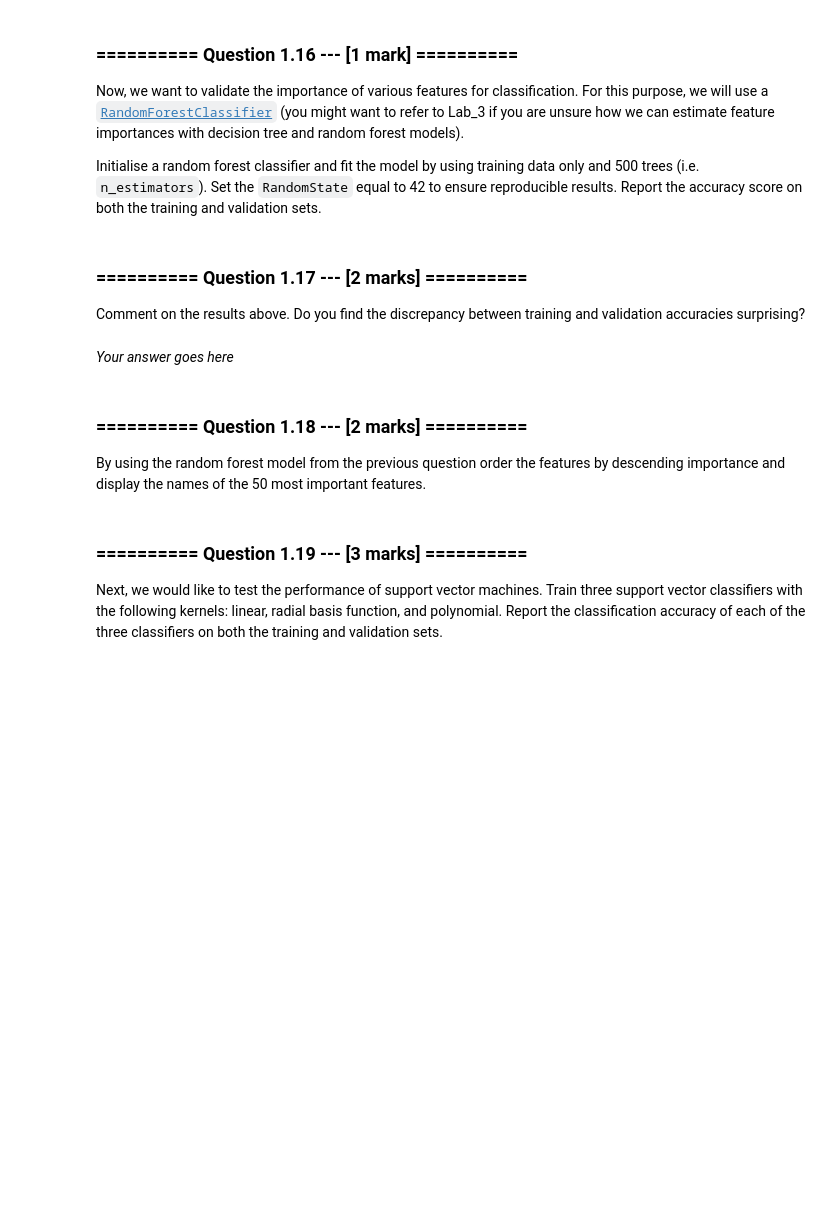
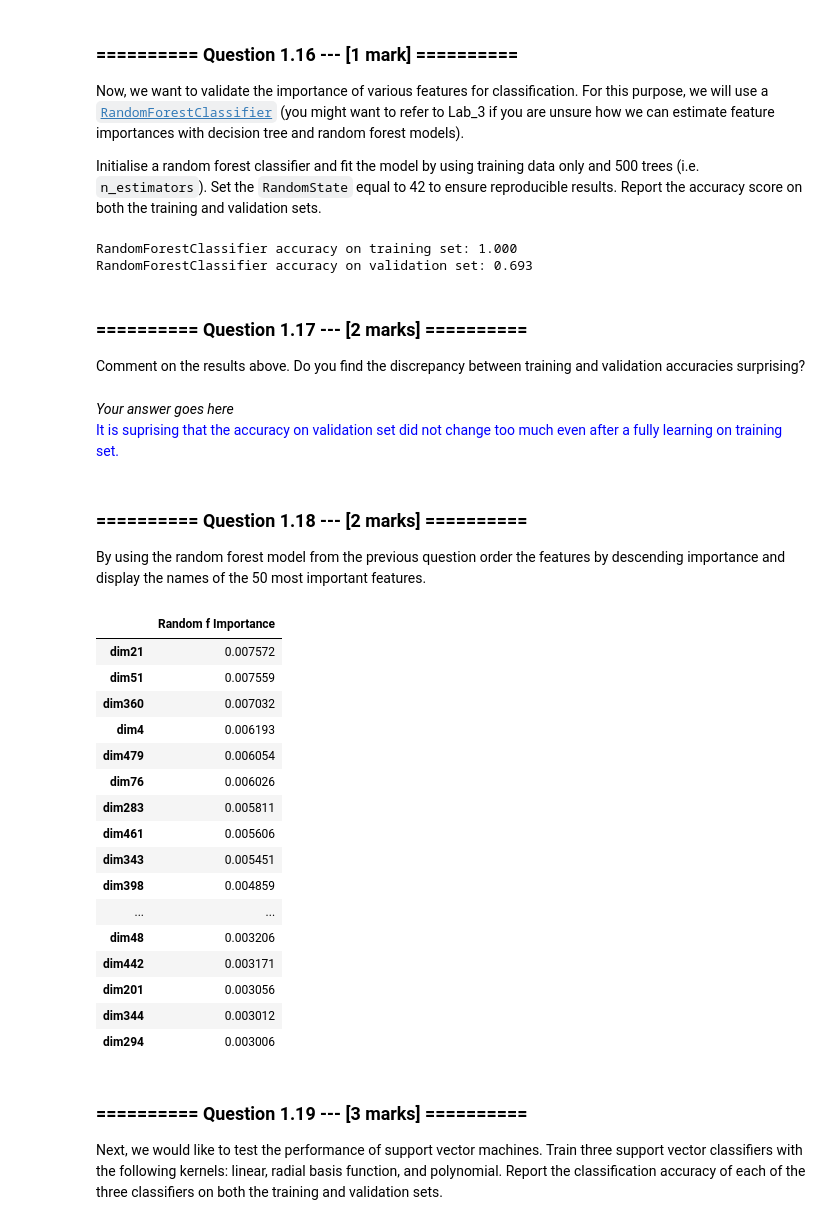
Before and after one commit to ShootingSpace/Machine-learning-practical-with-scikit-learn, a Jupyter notebook: 07_Assignment_3.ipynb, the cells around one changed output. Saved outputs shown, nothing was run; the diff lists cells and outputs as text; code cells hidden in the pictures; blank space fills up the shorter version.

```diff
--- a/07_Assignment_3.ipynb
+++ b/07_Assignment_3.ipynb
@@ -472,0 +465,9 @@ Display the optimal value for the regularisation parameter `C` determined by the
+# %%
+# Your code goes here
+optimal_c = C_regularization[np.argmax(score_array.mean(axis=0))]
+print('The optimal of C is {} which generate the best average accuracy {}\n'.
+      format(optimal_c, np.max(score_array.mean(axis=0))))
+lr_optimal = LogisticRegression(solver='lbfgs',C=optimal_c)
+lr_optimal.fit(X_tr, y_tr)
+score = lr_optimal.score(X_val,  y_val)
+print('Using the optimal value c = {} obtain accuracy on validation set: {:.3f}'.format(optimal_c,score))
@@ -477,0 +481,6 @@ Scikit-learn offers a [`LogisticRegressionCV`](http://scikit-learn.org/0.17/modu
+# %%
+# Your code goes here
+from sklearn.linear_model import LogisticRegressionCV
+lrcv = LogisticRegressionCV(Cs=C_regularization, cv=kf, solver='lbfgs')
+lrcv.fit(X_tr, y_tr)
+print('LogisticRegressionCV module found out the optimal C = {} with accuracy on validation set: {:.3f}'.format(lrcv.C_, lrcv.score(X_val,  y_val)))
@@ -485,8 +494,20 @@ Initialise a random forest classifier and fit the model by using training data o
+# %%
+# Your code goes here
+from sklearn.ensemble import RandomForestClassifier
+rf = RandomForestClassifier(n_estimators=500, random_state=42)
+rf.fit(X_tr, y_tr)
+print('RandomForestClassifier accuracy on training set: {:.3f}'.format(rf.score(X_tr, y_tr)))
+print('RandomForestClassifier accuracy on validation set: {:.3f}'.format(rf.score(X_val, y_val)))
+# %% [output]
+RandomForestClassifier accuracy on training set: 1.000
+RandomForestClassifier accuracy on validation set: 0.693
 # %% [markdown]
 ### ========== Question 1.17 --- [2 marks] ==========
 Comment on the results above. Do you find the discrepancy between training and validation accuracies surprising?
-# %% [markdown]
-*Your answer goes here*
+# %% [markdown]
+*Your answer goes here*
+<font color='blue'>
+It is suprising that the accuracy on validation set did not change too much even after a fully learning on training set.
 # %% [markdown]
 ### ========== Question 1.18 --- [2 marks] ==========
 By using the random forest model from the previous question order the features by descending importance and display the names of the 50 most important features.
@@ -495,3 +514,27 @@ By using the random forest model from the previous question order the features b
+# %%
+# Your code goes here
+
+importance_rf = pd.DataFrame(rf.feature_importances_, index=train_A[names].columns,
+                               columns=["Random f Importance"])
+importance_rf.sort_values("Random f Importance",ascending=False,)[:50]
+# %% [output]
+|  | Random f Importance |
+| dim21 | 0.007572 |
+| dim51 | 0.007559 |
+| dim360 | 0.007032 |
+| dim4 | 0.006193 |
+| dim479 | 0.006054 |
+| dim76 | 0.006026 |
+| dim283 | 0.005811 |
+| dim461 | 0.005606 |
+| dim343 | 0.005451 |
+| dim398 | 0.004859 |
+| ... | ... |
+| dim48 | 0.003206 |
+| dim442 | 0.003171 |
+| dim201 | 0.003056 |
+| dim344 | 0.003012 |
+| dim294 | 0.003006 |
 # %% [markdown]
 ### ========== Question 1.19 --- [3 marks] ==========
 Next, we would like to test the performance of support vector machines. Train three support vector classifiers with the following kernels: linear, radial basis function, and polynomial. Report the classification accuracy of each of the three classifiers on both the training and validation sets.
```
Also changed, not shown: parts of 20 cells of this notebook, 3 other files.
